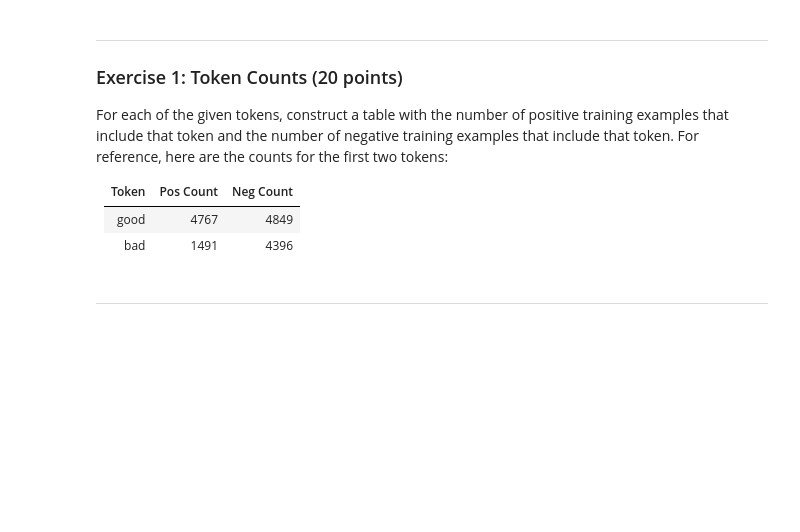
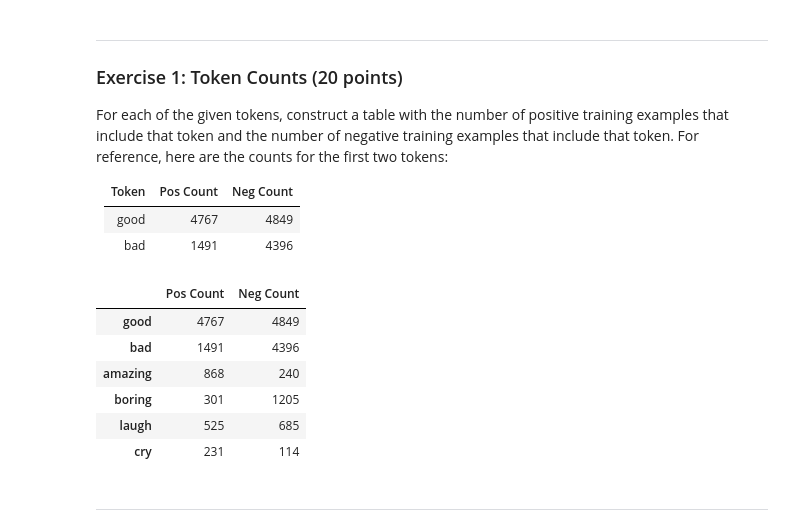
Before and after one commit to ucbahallaou/W207-Fall-2023, a Jupyter notebook: Homeworks/09 Embeddings for Text.ipynb, the cells around one changed output. Cells and saved outputs as stored; diff of their text form; code cells hidden in the pictures; blank space fills up the shorter version.

```diff
--- a/Homeworks/09 Embeddings for Text.ipynb
+++ b/Homeworks/09 Embeddings for Text.ipynb
@@ -114,3 +128,27 @@ tokens = ['good', 'bad', 'amazing', 'boring', 'laugh', 'cry']
+# %%
+tokens = ['good', 'bad', 'amazing', 'boring', 'laugh', 'cry']
+pos_neg_count = {}
+# YOUR CODE HERE
+for word in tokens:
+    word_num  = index[word]
+    pos_neg_count[word] = {'positive':0,'negative': 0}
+    for i,row in enumerate(X_train):
+        if word_num in row:
+            if Y_train[i] == 1:
+                pos_neg_count[word]['positive'] += 1
+            else:
+                pos_neg_count[word]['negative'] += 1
+df = pd.DataFrame(pos_neg_count).T
+df = df.rename(columns={'positive':'Pos Count','negative':'Neg Count'})
+df
+# %% [output]
+|  | Pos Count | Neg Count |
+| good | 4767 | 4849 |
+| bad | 1491 | 4396 |
+| amazing | 868 | 240 |
+| boring | 301 | 1205 |
+| laugh | 525 | 685 |
+| cry | 231 | 114 |
 # %% [markdown]
 ---
 # %% [markdown]
```
Also changed, not shown: parts of 20 cells of this notebook.
